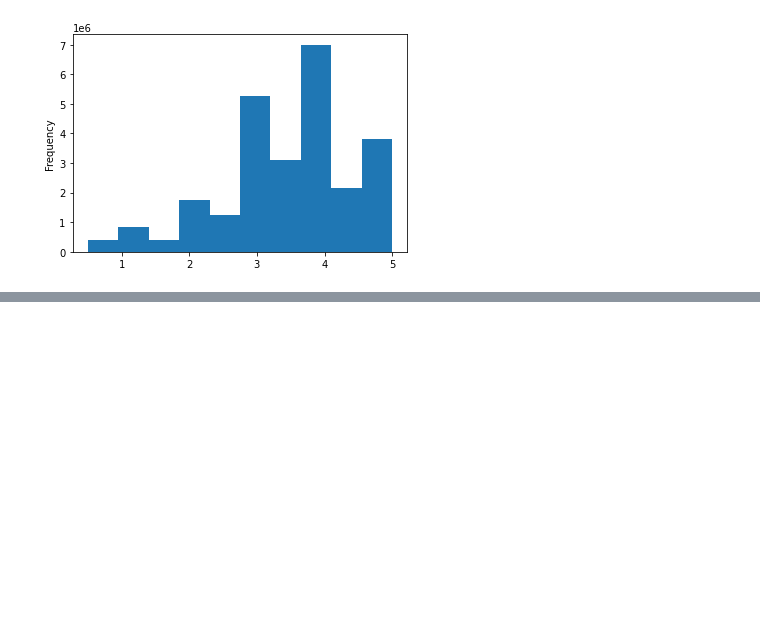
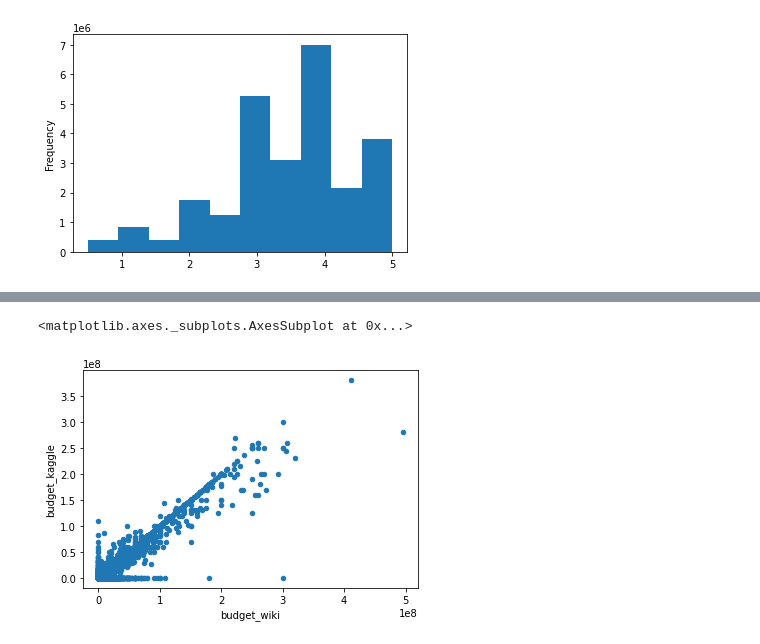
Before and after one commit to sphan35/Movies-ETL, a Jupyter notebook: Movie JSON.ipynb, the cells around one changed output, grey strips where cells are left out. Drawn from its saved outputs; the diff is of its cells as text; code cells hidden in the pictures; blank space fills up the shorter version.

```diff
--- a/Movie JSON.ipynb
+++ b/Movie JSON.ipynb
@@ -835,0 +896,7 @@ Name: rating, dtype: float64
+# %%
+#scatter plot to compare the budget values:
+
+movies_df.fillna(0).plot(x='budget_wiki',y='budget_kaggle', kind='scatter')
+# %% [output]
+<matplotlib.axes._subplots.AxesSubplot at 0x...>
+[figure, added]
```
Also changed, not shown: parts of 26 cells of this notebook.
